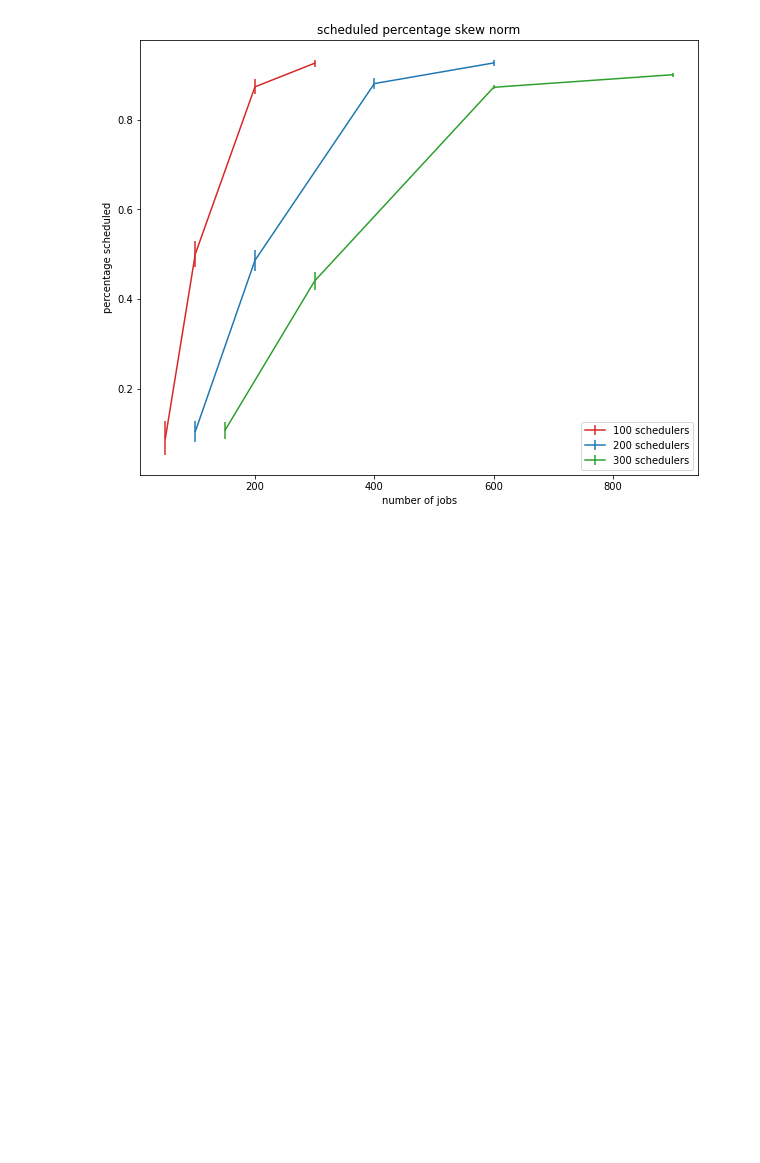
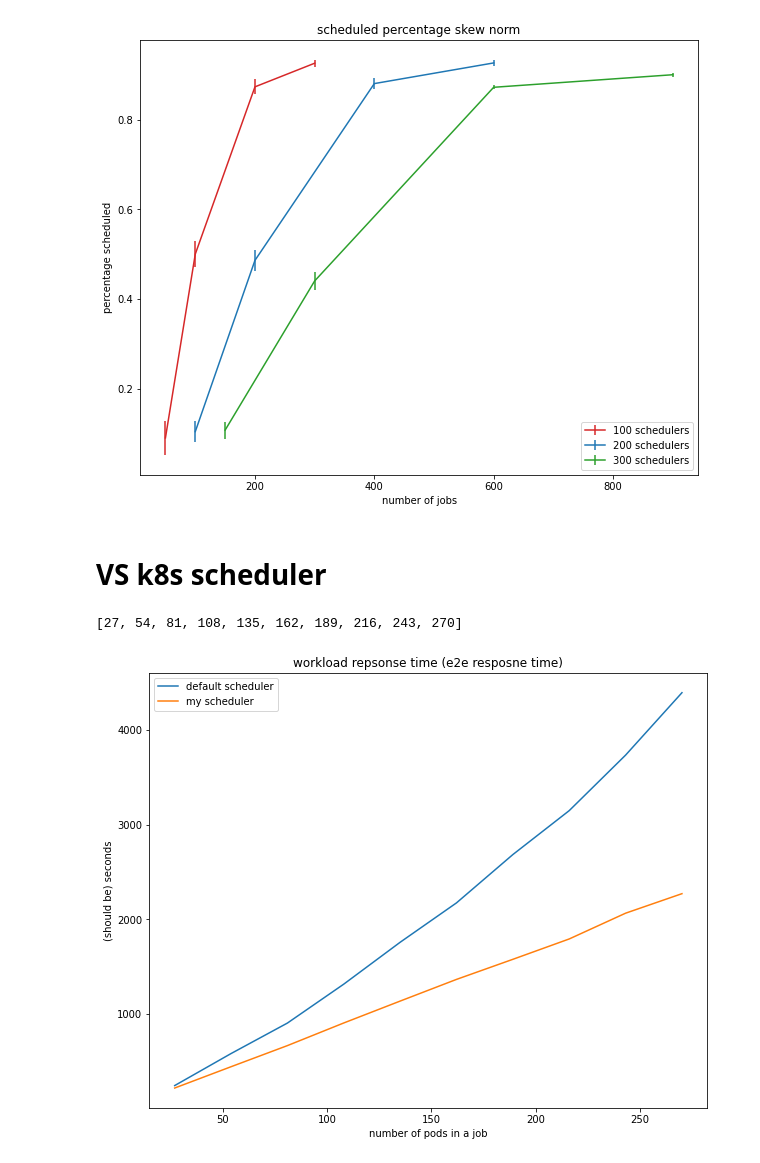
Before and after one commit to Vincent-lau/hyperion, a Jupyter notebook: measure/plotmetrics.ipynb, the cells around one changed output. Drawn from its saved outputs; the diff is of its cells as text; code cells hidden in the pictures; blank space fills up the shorter version.

Commit message:
graph: workload comparison with k8s

```diff
--- a/measure/plotmetrics.ipynb
+++ b/measure/plotmetrics.ipynb
@@ -777,3 +777,28 @@ fig.set_size_inches(10, 8)
 fig.savefig(f'{graph_dir}sched-pct-against-jobs-skew-norm.png')
 # %% [output]
 [figure]
+# %% [markdown]
+# VS k8s scheduler
+# %%
+default_sched = [245, 583, 905, 1316, 1758, 2174, 2684, 3148, 3734, 4393]
+
+my_sched = [219, 444, 667, 906, 1137, 1366, 1578, 1793, 2065, 2271 ]
+# %%
+x = range(27, 11*27, 27)
+print(list(x))
+
+fig, ax = plt.subplots()
+fig.set_size_inches(10, 8)
+
+ax.plot(x, default_sched, label='default scheduler')
+ax.plot(x, my_sched, label='my scheduler')
+
+ax.set_xlabel('number of pods in a job')
+ax.set_ylabel('(should be) seconds')
+ax.set_title('workload repsonse time (e2e resposne time)')
+ax.legend()
+
+fig.savefig(f'{graph_dir}compare_sched.png')
+# %% [output]
+[27, 54, 81, 108, 135, 162, 189, 216, 243, 270]
+[figure, added]
```
Also changed, not shown: 1 other file.
